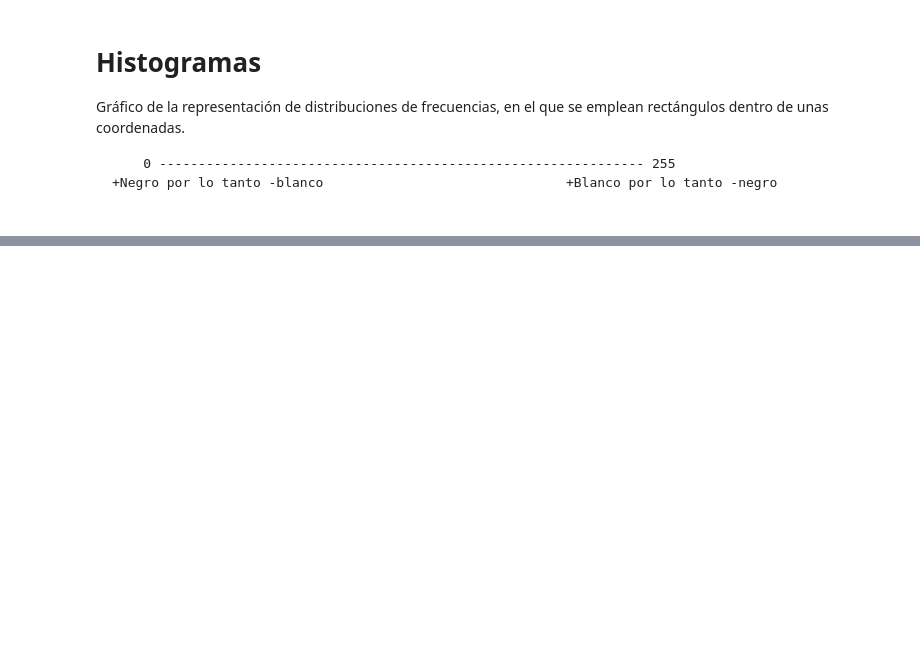
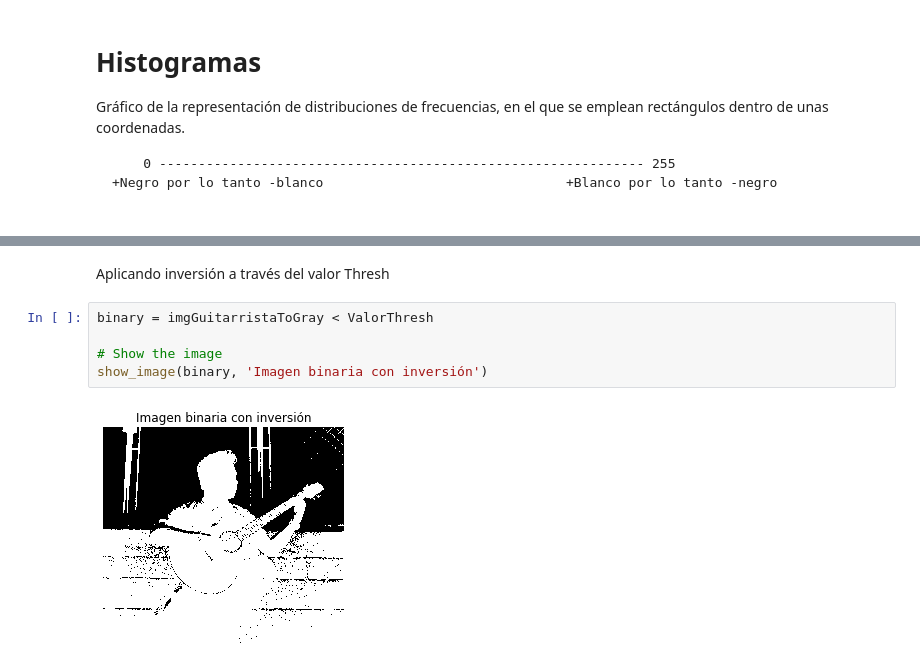
Before and after one commit to epinedaWorks/ProcesadoDeImagenes, a Jupyter notebook: ProcesamientoDeImagenes.ipynb, the cells around one changed output, grey strips where cells are left out. Drawn from its saved outputs; the diff is of its cells as text; blank space fills up the shorter version.

```diff
--- a/ProcesamientoDeImagenes.ipynb
+++ b/ProcesamientoDeImagenes.ipynb
@@ -106,0 +140,9 @@ Histograma del canal Rojo
+# %% [markdown]
+Aplicando inversión a través del valor Thresh
+# %%
+binary = imgGuitarristaToGray < ValorThresh
+
+# Show the image
+show_image(binary, 'Imagen binaria con inversión')
+# %% [output]
+[figure, added]
```
Also changed, not shown: parts of 14 cells of this notebook, 2 other files.
